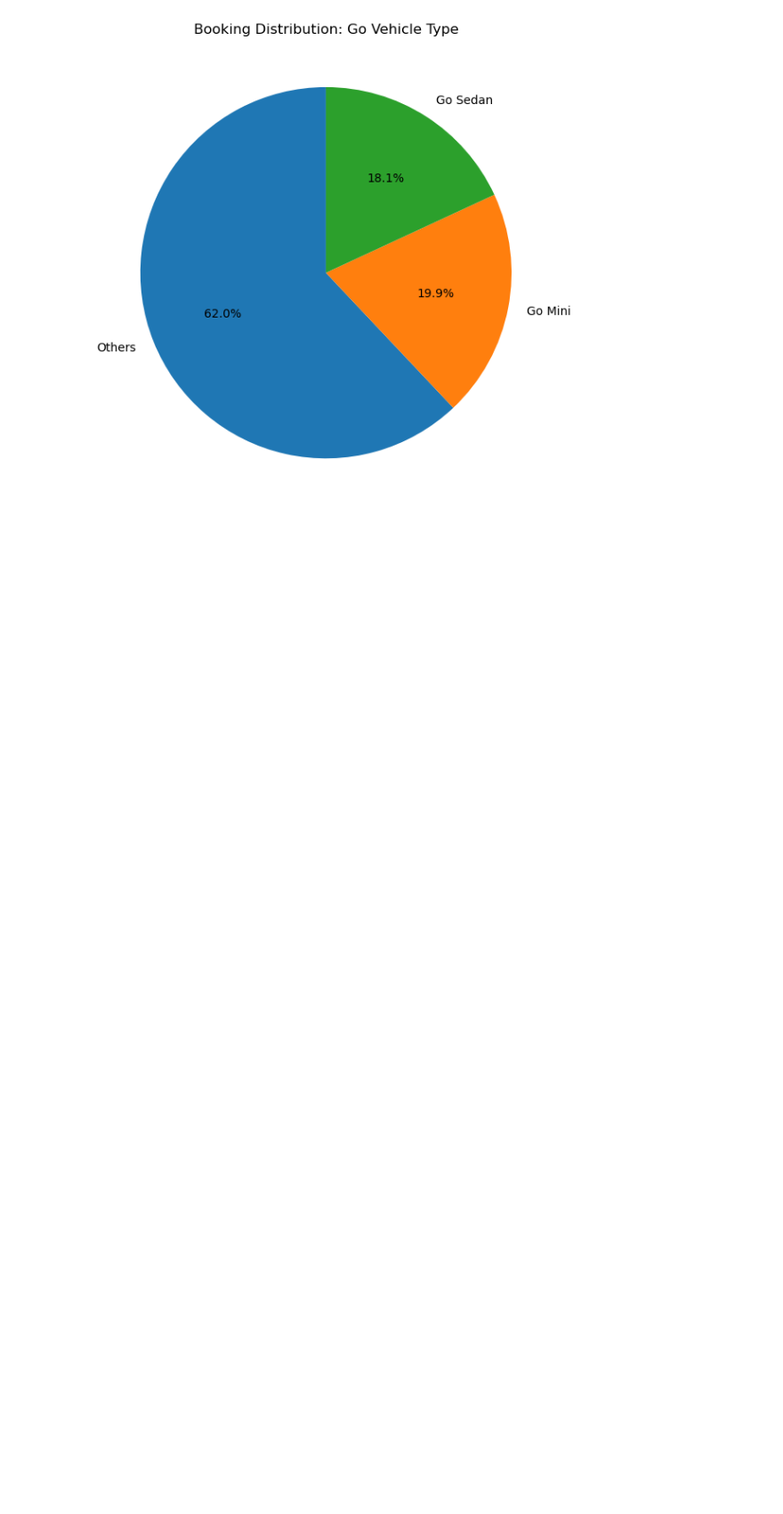
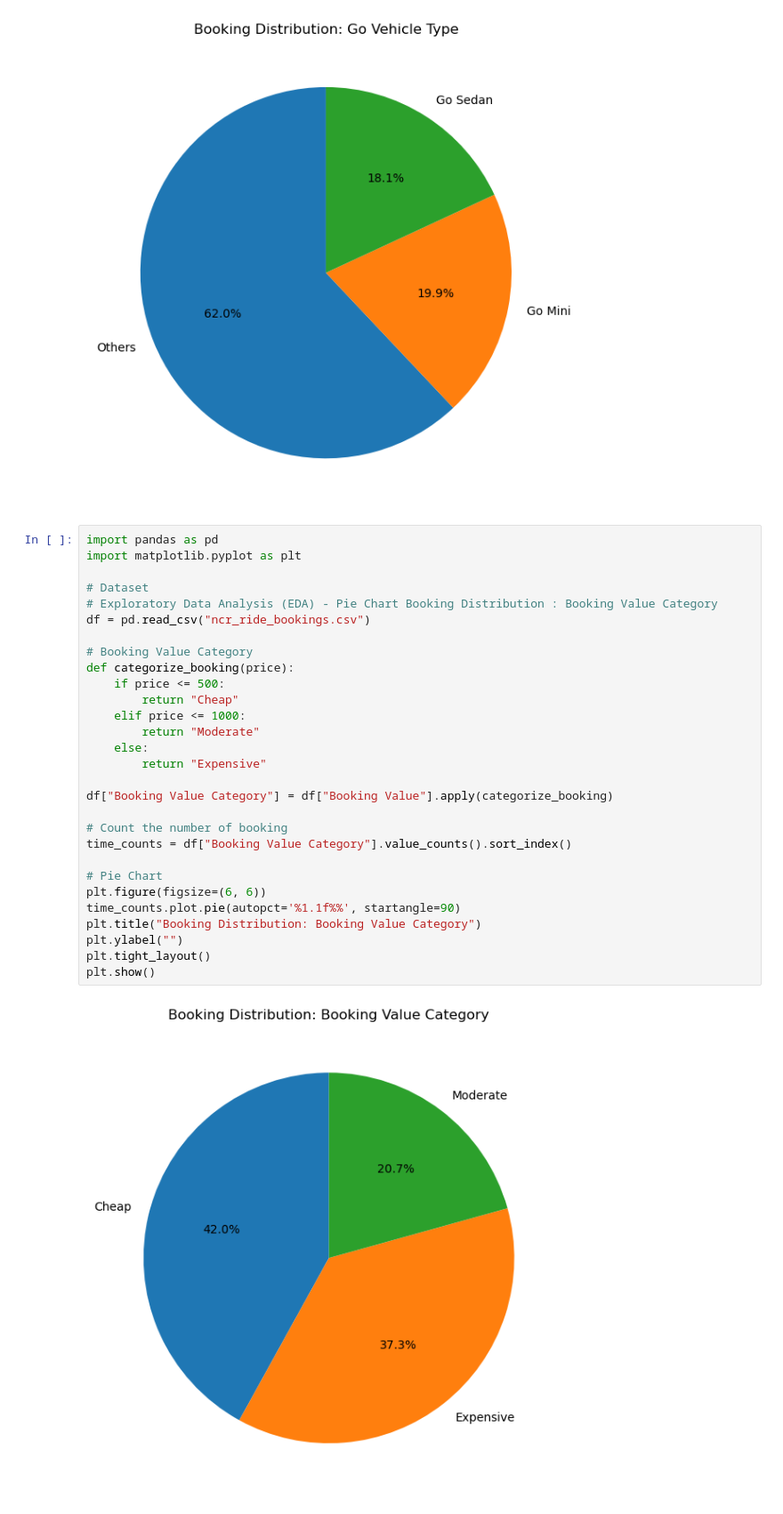
Before and after one commit to FlazeFy2/DS-Uber_Data_Analytics_Dashboard, a Jupyter notebook: exploratory data analysis-pie.ipynb, the cells around one changed output. Shown at 89% size. Saved outputs shown, nothing was run; the diff lists cells and outputs as text; blank space fills up the shorter version.

Commit message:
[DS] Exploratory Data Analysis (EDA) - Pie Chart Booking Distribution : Booking Value Category

```diff
--- a/exploratory data analysis-pie.ipynb
+++ b/exploratory data analysis-pie.ipynb
@@ -396,3 +396,34 @@ plt.tight_layout()
 plt.show()
 # %% [output]
 [figure]
+# %%
+import pandas as pd
+import matplotlib.pyplot as plt
+
+# Dataset
+# Exploratory Data Analysis (EDA) - Pie Chart Booking Distribution : Booking Value Category
+df = pd.read_csv("ncr_ride_bookings.csv")
+
+# Booking Value Category
+def categorize_booking(price):
+    if price <= 500:
+        return "Cheap"
+    elif price <= 1000:
+        return "Moderate"
+    else:
+        return "Expensive"
+
+df["Booking Value Category"] = df["Booking Value"].apply(categorize_booking)
+
+# Count the number of booking
+time_counts = df["Booking Value Category"].value_counts().sort_index()
+
+# Pie Chart
+plt.figure(figsize=(6, 6))
+time_counts.plot.pie(autopct='%1.1f%%', startangle=90)
+plt.title("Booking Distribution: Booking Value Category")
+plt.ylabel("")
+plt.tight_layout()
+plt.show()
+# %% [output]
+[figure, added]
```
